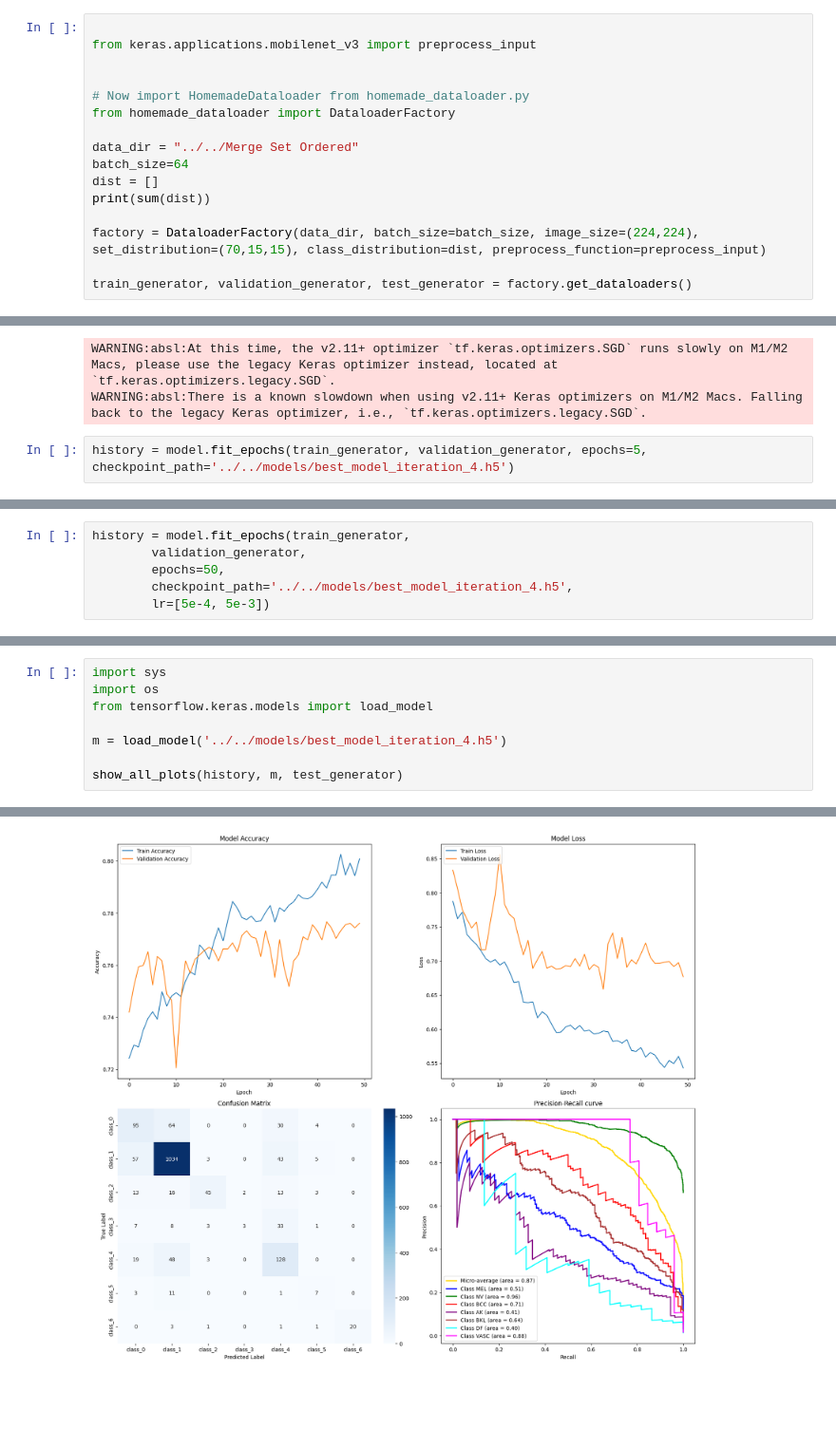
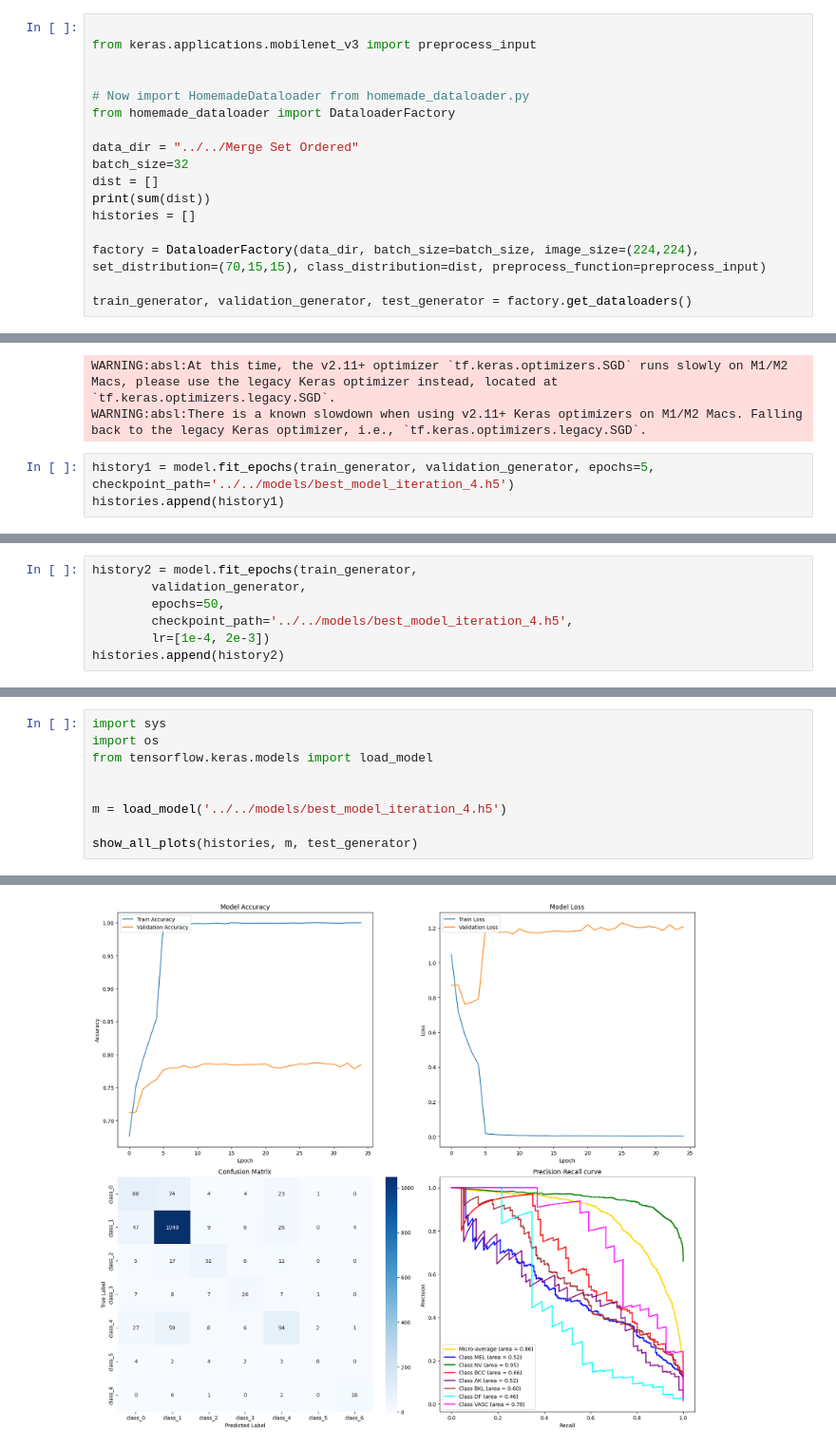
Before and after one commit to renemartensen/Classification-of-Skin-Lesions, a Jupyter notebook: iteration_notebooks/iteration_4/Iteration_4.ipynb, the cells around one changed output, grey strips where cells are left out. Shown at 95% size. Drawn from its saved outputs; the diff is of its cells as text; blank space fills up the shorter version.

Commit message:
iteration 4 done

```diff
--- a/iteration_notebooks/iteration_4/Iteration_4.ipynb
+++ b/iteration_notebooks/iteration_4/Iteration_4.ipynb
@@ -577,9 +577,10 @@ from keras.applications.mobilenet_v3 import preprocess_input
 from homemade_dataloader import DataloaderFactory
 
 data_dir = "../../Merge Set Ordered"
-batch_size=64
+batch_size=32
 dist = []
 print(sum(dist))
+histories = []
 
 factory = DataloaderFactory(data_dir, batch_size=batch_size, image_size=(224,224), set_distribution=(70,15,15), class_distribution=dist, preprocess_function=preprocess_input)
 
@@ -598,6 +599,7 @@ model.compile()
 WARNING:absl:At this time, the v2.11+ optimizer `tf.keras.optimizers.SGD` runs slowly on M1/M2 Macs, please use the legacy Keras optimizer instead, located at `tf.keras.optimizers.legacy.SGD`.
 WARNING:absl:There is a known slowdown when using v2.11+ Keras optimizers on M1/M2 Macs. Falling back to the legacy Keras optimizer, i.e., `tf.keras.optimizers.legacy.SGD`.
 # %%
-history = model.fit_epochs(train_generator, validation_generator, epochs=5, checkpoint_path='../../models/best_model_iteration_4.h5')
+history1 = model.fit_epochs(train_generator, validation_generator, epochs=5, checkpoint_path='../../models/best_model_iteration_4.h5')
+histories.append(history1)
 # %% [output]
 Epoch 1/5
@@ -642,8 +644,9 @@ Epoch 10/10
 # %%
-history = model.fit_epochs(train_generator,
+history2 = model.fit_epochs(train_generator,
         validation_generator,
         epochs=50,
         checkpoint_path='../../models/best_model_iteration_4.h5',
-        lr=[5e-4, 5e-3])
+        lr=[1e-4, 2e-3])
+histories.append(history2)
 # %% [output]
 Epoch 1/50
@@ -672,8 +675,9 @@ import sys
 import os
 from tensorflow.keras.models import load_model
 
+
 m = load_model('../../models/best_model_iteration_4.h5')
 
-show_all_plots(history, m, test_generator)
+show_all_plots(histories, m, test_generator)
 # %% [output]
 ['class_0', 'class_1', 'class_2', 'class_3', 'class_4', 'class_5', 'class_6']
@@ -683 +687 @@ F1 Score: 0.7610404125014755
-[figure, old version]
+[figure, new version]
```
Also changed, not shown: parts of 6 cells of this notebook, 4 other files.
